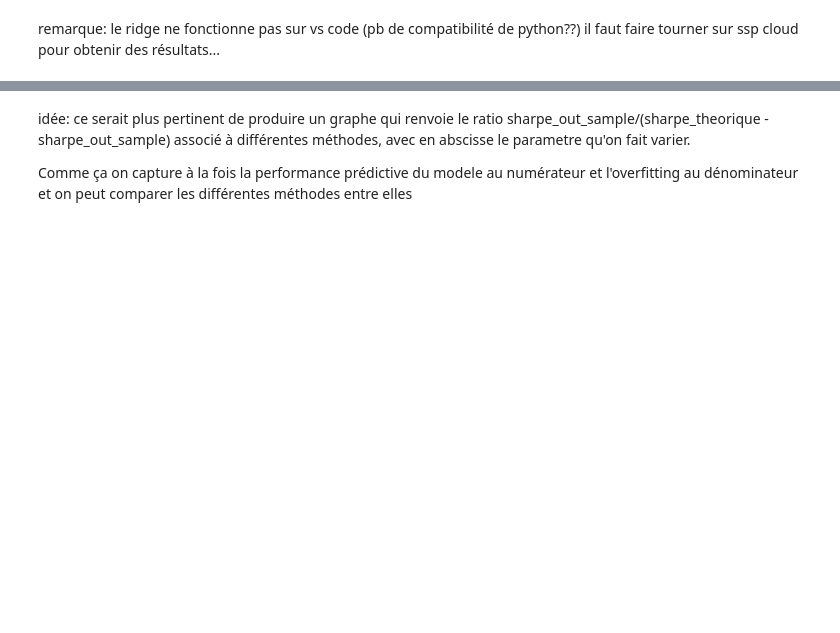
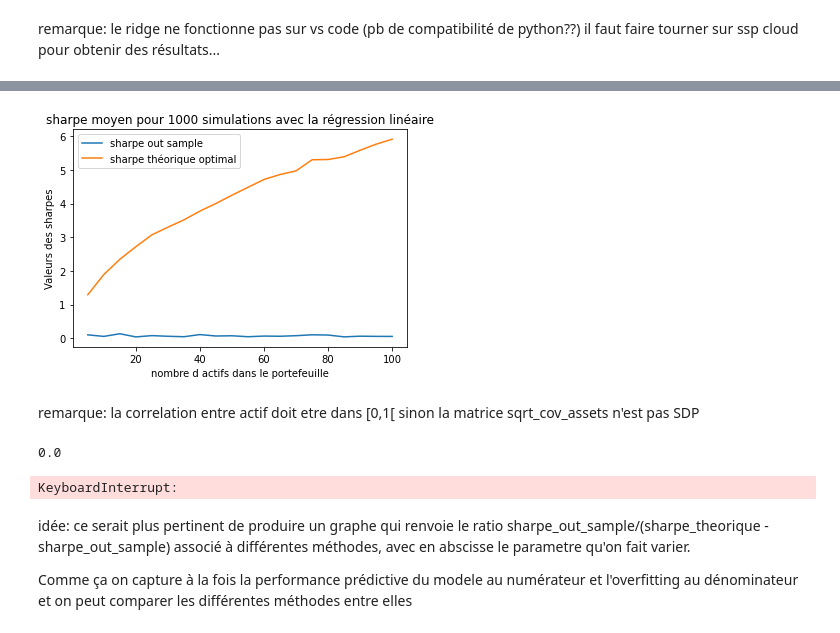
Before and after one commit to PyTomSss/StatApp_M1_ENSAE, a Jupyter notebook: Brouillon_Jean-Lou/modele avec signaux fonctions.ipynb, the cells around one changed output, grey strips where cells are left out. Saved outputs shown, nothing was run; the diff lists cells and outputs as text; code cells hidden in the pictures; blank space fills up the shorter version.

```diff
--- a/Brouillon_Jean-Lou/modele avec signaux fonctions.ipynb
+++ b/Brouillon_Jean-Lou/modele avec signaux fonctions.ipynb
@@ -420,0 +489,20 @@ NameError: name 'jolis_graphiques' is not defined
+# %%
+x,y,z=pour_faire_jolis_graphiques(modele=LinearRegression(fit_intercept=False),
+                 nom_graphe='RegLin - sharpe en fonction de nb actifs - 1000 simus',
+                 parametre_en_abscisse='nombre_actifs',
+                 min_abscisse=5,
+                 max_abscisse=105,
+                 pas=5,
+                 nb_simus=1000,
+                 nb_signals=100,
+                 nb_dates_in_sample=1300,
+                 nb_dates_out_sample=260,
+                 nb_assets=20,
+                 vol_assets=0.2/16,
+                 correl_assets=0.8,
+                 vol_signals=0.2/16,
+                 correl_signals=0.8,
+                 signal_to_noise=0.001,
+                 rank_betas=5)
+
+print(x,y,z)
@@ -421,3 +527,50 @@ NameError: name 'jolis_graphiques' is not defined
+# %%
+plt.plot(x, y, label='sharpe out sample')
+plt.plot(x, z, label='sharpe théorique optimal')
+#plt.plot(x, z-y, label='écart entre sharpe OS et théorique')
+
+    # Ajouter des labels et un titre
+plt.xlabel('nombre d actifs dans le portefeuille')
+plt.ylabel('Valeurs des sharpes')
+plt.title(f'sharpe moyen pour {1000} simulations avec la régression linéaire')
+
+    # Ajouter une légende
+plt.legend()
+
+
+chemin_sauvegarde ="C:\\Users\\jean-\Desktop\\Cours ENSAE\\statapp\\graphiques statapp sharpes modele signal\\regression linéaire contre nb actifs, 1000 simus, focus sharpe out sample.png"
+
+
+plt.savefig(chemin_sauvegarde, dpi=300)
+
+    # Afficher le tracé
+plt.show()
+# %% [output]
+[figure, added]
+# %% [markdown]
+remarque: la correlation entre actif doit etre dans [0,1[ sinon la matrice sqrt_cov_assets n'est pas SDP
+# %%
+abscisse_correl, sharpe_out_sample_correl, sharpe_theo_correl = pour_faire_jolis_graphiques(modele=LinearRegression(fit_intercept=False),
+                 parametre_en_abscisse='correl_actifs',
+                 min_abscisse=0,
+                 max_abscisse=1,
+                 pas=0.05,
+                 nb_simus=1000,
+                 nb_signals=100,
+                 nb_dates_in_sample=1300,
+                 nb_dates_out_sample=260,
+                 nb_assets=20,
+                 vol_assets=0.2/16,
+                 correl_assets=0.8,
+                 vol_signals=0.2/16,
+                 correl_signals=0.8,
+                 signal_to_noise=0.001,
+                 rank_betas=5)
+
+print(abscisse_correl)
+# %% [output]
+0.0
+KeyboardInterrupt:
 # %% [markdown]
 idée: ce serait plus pertinent de produire un graphe qui renvoie le ratio sharpe_out_sample/(sharpe_theorique - sharpe_out_sample) associé à différentes méthodes, avec en abscisse le parametre qu'on fait varier.
 
```
Also changed, not shown: parts of 10 cells of this notebook.
